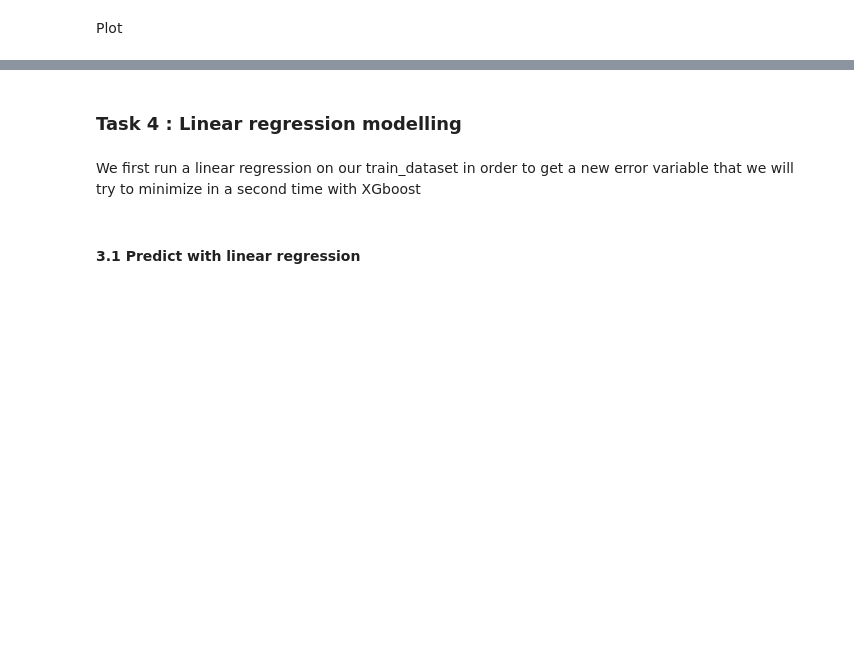
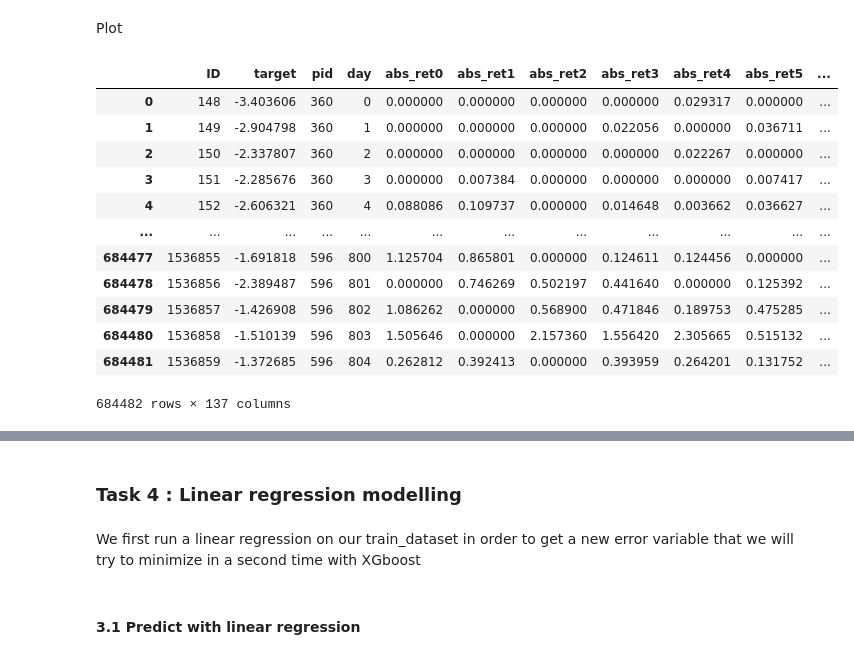
Before and after one commit to 13w13/U4_Prediction_stock_auction_volumes, a Jupyter notebook: notebook/New_model.ipynb, the cells around one changed output, grey strips where cells are left out. Cells and saved outputs as stored; diff of their text form; code cells hidden in the pictures; blank space fills up the shorter version.

```diff
--- a/notebook/New_model.ipynb
+++ b/notebook/New_model.ipynb
@@ -229,3 +232,5 @@ x_test['std_vol']    = np.std(x_test.iloc[:,64:125], axis=1)
 x_test['median_vol'] = np.median(x_test.iloc[:,64:125], axis=1)
 # %% [markdown]
 We Convert pid (categorical variable) to dummies for XGboost (doesn't take cat features)
+# %%
+train_dataset = y_train.merge(x_train, on="ID")
@@ -293,6 +331,22 @@ fig.show()
 Observation
 # %% [markdown]
 Plot
+# %%
+train_dataset
+# %% [output]
+|  | ID | target | pid | day | abs_ret0 | abs_ret1 | abs_ret2 | abs_ret3 | abs_ret4 | abs_ret5 | ... |
+| 0 | 148 | -3.403606 | 360 | 0 | 0.000000 | 0.000000 | 0.000000 | 0.000000 | 0.029317 | 0.000000 | ... |
+| 1 | 149 | -2.904798 | 360 | 1 | 0.000000 | 0.000000 | 0.000000 | 0.022056 | 0.000000 | 0.036711 | ... |
+| 2 | 150 | -2.337807 | 360 | 2 | 0.000000 | 0.000000 | 0.000000 | 0.000000 | 0.022267 | 0.000000 | ... |
+| 3 | 151 | -2.285676 | 360 | 3 | 0.000000 | 0.007384 | 0.000000 | 0.000000 | 0.000000 | 0.007417 | ... |
+| 4 | 152 | -2.606321 | 360 | 4 | 0.088086 | 0.109737 | 0.000000 | 0.014648 | 0.003662 | 0.036627 | ... |
+| ... | ... | ... | ... | ... | ... | ... | ... | ... | ... | ... | ... |
+| 684477 | 1536855 | -1.691818 | 596 | 800 | 1.125704 | 0.865801 | 0.000000 | 0.124611 | 0.124456 | 0.000000 | ... |
+| 684478 | 1536856 | -2.389487 | 596 | 801 | 0.000000 | 0.746269 | 0.502197 | 0.441640 | 0.000000 | 0.125392 | ... |
+| 684479 | 1536857 | -1.426908 | 596 | 802 | 1.086262 | 0.000000 | 0.568900 | 0.471846 | 0.189753 | 0.475285 | ... |
+| 684480 | 1536858 | -1.510139 | 596 | 803 | 1.505646 | 0.000000 | 2.157360 | 1.556420 | 2.305665 | 0.515132 | ... |
+| 684481 | 1536859 | -1.372685 | 596 | 804 | 0.262812 | 0.392413 | 0.000000 | 0.393959 | 0.264201 | 0.131752 | ... |
+684482 rows × 137 columns
 # %%
 ## For each Deportment mean of deman and sell_price
 
```
Also changed, not shown: parts of 33 cells of this notebook, 1 other file.
